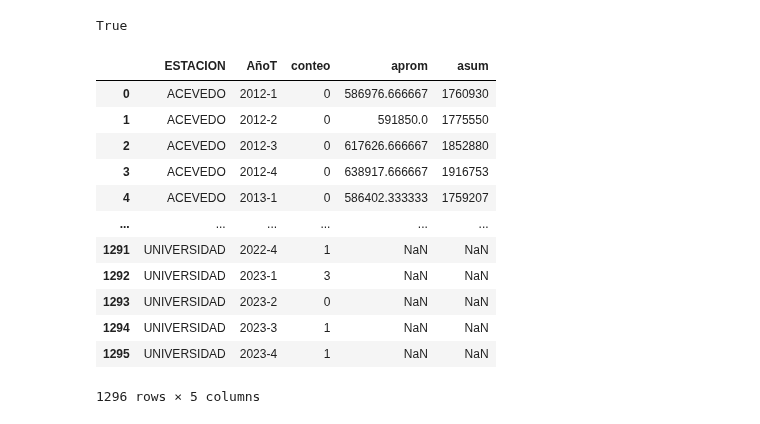
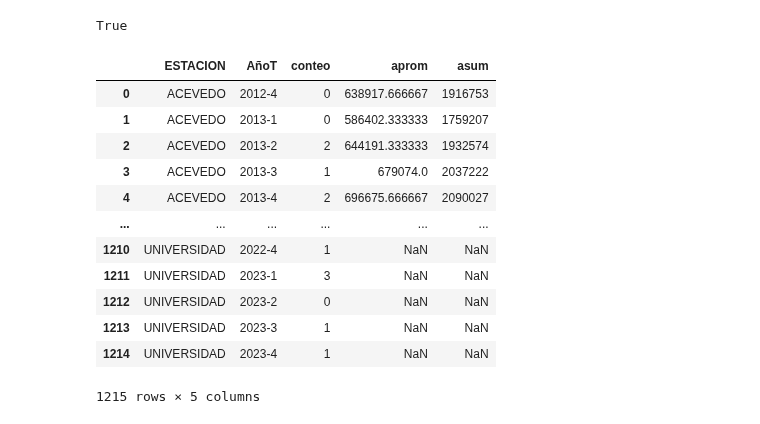
Before and after one commit to Felbanol/Proyecto-Metro, a Jupyter notebook: Codigo Metro Python.ipynb, the cells around one changed output. Saved outputs shown, nothing was run; the diff lists cells and outputs as text; code cells hidden in the pictures.

```diff
--- a/Codigo Metro Python.ipynb
+++ b/Codigo Metro Python.ipynb
@@ -412,12 +412,17 @@ webbrowser.open("mapa_calor.html")
 # %% [output]
 True
 # %%
-# 1️⃣ Crear lista de trimestres desde 2012-1 hasta 2023-4
+
 años = range(2012, 2024)
 trimestres = [1, 2, 3, 4]
-todos_trimestres = [f"{año}-{t}" for año, t in itertools.product(años, trimestres)]
 
-# 2️⃣ Estaciones únicas
+# Generar todos los trimestres desde 2012-4 en adelante
+todos_trimestres = [
+    f"{año}-{t}"
+    for año, t in itertools.product(años, trimestres)
+    if not (año == 2012 and t < 4)
+]
+
 estaciones = DatosV["ESTACION"].unique()
 
 # 3️⃣ Crear DataFrame con todas las combinaciones Estación x AñoT
@@ -434,42 +439,42 @@ def generar_conteo(df, combinaciones):
     return out
 
 # 4️⃣ Definir datasets base y sus nombres de salida
 bases = {
     "Datos_conteo": DatosV,
     "Datos_conteoM": DatosM,
     "Datos_conteoF": DatosF,
     "Datos_conteo_joven": Datos_joven,
     "Datos_conteo_no_joven": Datos_no_joven,
     "Datos_conteoM_joven": DatosM_joven,
     "Datos_conteoF_joven": DatosF_joven,
     "Datos_conteoM_no_joven": DatosM_no_joven,
     "Datos_conteoF_no_joven": DatosF_no_joven
 }
 
 # 5️⃣ Generar todos los conteos
 for nombre, df in bases.items():
     globals()[nombre] = generar_conteo(df, combinaciones)
 
 # 6️⃣ Merge con res (agregar aprom y asum) para todos los conteos
 for nombre in bases.keys():
     globals()[nombre] = globals()[nombre].merge(
         res[["ESTACION", "AñoT", "aprom", "asum"]],
         on=["ESTACION", "AñoT"],
         how="left"
     )
 
 Datos_conteo
 # %% [output]
 |  | ESTACION | AñoT | conteo | aprom | asum |
-| 0 | ACEVEDO | 2012-1 | 0 | 586976.666667 | 1760930 |
-| 1 | ACEVEDO | 2012-2 | 0 | 591850.0 | 1775550 |
-| 2 | ACEVEDO | 2012-3 | 0 | 617626.666667 | 1852880 |
-| 3 | ACEVEDO | 2012-4 | 0 | 638917.666667 | 1916753 |
-| 4 | ACEVEDO | 2013-1 | 0 | 586402.333333 | 1759207 |
+| 0 | ACEVEDO | 2012-4 | 0 | 638917.666667 | 1916753 |
+| 1 | ACEVEDO | 2013-1 | 0 | 586402.333333 | 1759207 |
+| 2 | ACEVEDO | 2013-2 | 2 | 644191.333333 | 1932574 |
+| 3 | ACEVEDO | 2013-3 | 1 | 679074.0 | 2037222 |
+| 4 | ACEVEDO | 2013-4 | 2 | 696675.666667 | 2090027 |
 | ... | ... | ... | ... | ... | ... |
-| 1291 | UNIVERSIDAD | 2022-4 | 1 | NaN | NaN |
-| 1292 | UNIVERSIDAD | 2023-1 | 3 | NaN | NaN |
-| 1293 | UNIVERSIDAD | 2023-2 | 0 | NaN | NaN |
-| 1294 | UNIVERSIDAD | 2023-3 | 1 | NaN | NaN |
-| 1295 | UNIVERSIDAD | 2023-4 | 1 | NaN | NaN |
+| 1210 | UNIVERSIDAD | 2022-4 | 1 | NaN | NaN |
+| 1211 | UNIVERSIDAD | 2023-1 | 3 | NaN | NaN |
+| 1212 | UNIVERSIDAD | 2023-2 | 0 | NaN | NaN |
+| 1213 | UNIVERSIDAD | 2023-3 | 1 | NaN | NaN |
+| 1214 | UNIVERSIDAD | 2023-4 | 1 | NaN | NaN |
-1296 rows × 5 columns
+1215 rows × 5 columns
```
Also changed, not shown: parts of 8 cells of this notebook, 1 other file.
